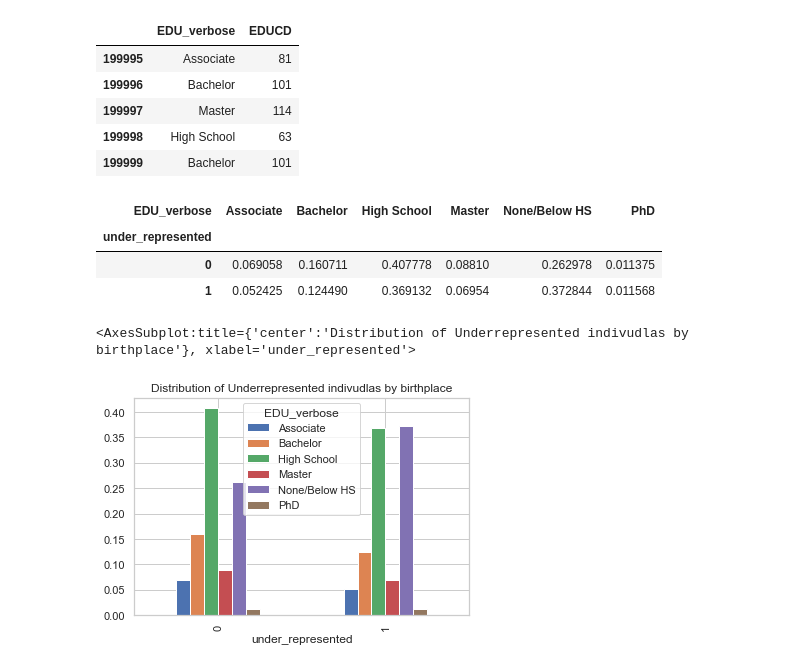
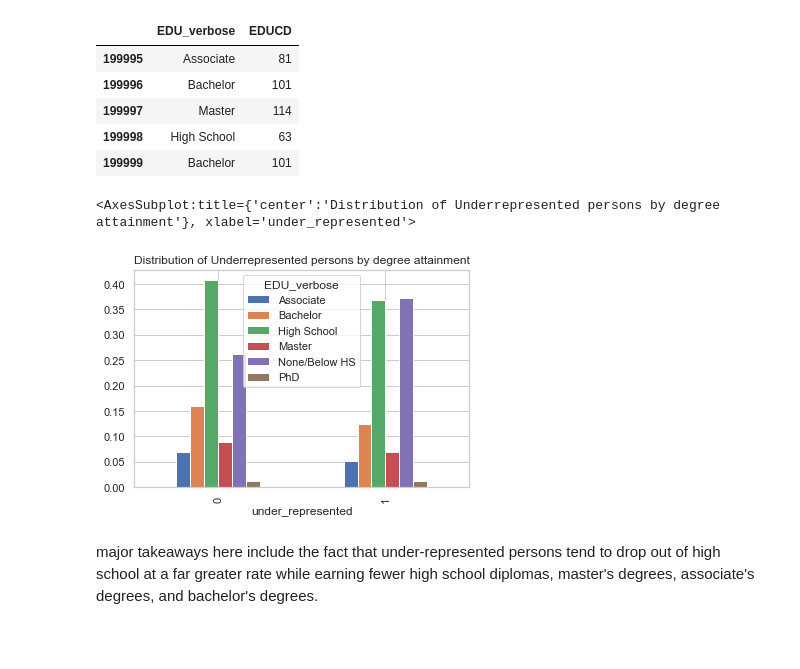
Before and after one commit to kayfilipp/HigherME, a Jupyter notebook: census_data/Untitled.ipynb, the cells around one changed output. Drawn from its saved outputs; the diff is of its cells as text; code cells hidden in the pictures; blank space fills up the shorter version.

```diff
--- a/census_data/Untitled.ipynb
+++ b/census_data/Untitled.ipynb
@@ -183,22 +189,13 @@ df[['EDU_verbose','EDUCD']].tail()
 # %%
 pd.crosstab(
     df['under_represented'],
     df['EDU_verbose'],
     normalize='index'
+).plot.bar(
+    title='Distribution of Underrepresented persons by degree attainment'
 )
 # %% [output]
-| EDU_verbose | Associate | Bachelor | High School | Master | None/Below HS | PhD |
-| under_represented |  |  |  |  |  |  |
-| 0 | 0.069058 | 0.160711 | 0.407778 | 0.08810 | 0.262978 | 0.011375 |
-| 1 | 0.052425 | 0.124490 | 0.369132 | 0.06954 | 0.372844 | 0.011568 |
+<AxesSubplot:title={'center':'Distribution of Underrepresented persons by degree attainment'}, xlabel='under_represented'>
+[figure, added]
-# %%
-pd.crosstab(
-    df['under_represented'],
-    df['EDU_verbose'],
-    normalize='index'
-).plot.bar(
-    title='Distribution of Underrepresented indivudlas by birthplace'
-)
-# %% [output]
-<AxesSubplot:title={'center':'Distribution of Underrepresented indivudlas by birthplace'}, xlabel='under_represented'>
-[figure, removed]
+# %% [markdown]
+major takeaways here include the fact that under-represented persons tend to drop out of high school at a far greater rate while earning fewer high school diplomas, master's degrees, associate's degrees, and bachelor's degrees.
```
Also changed, not shown: parts of 4 cells of this notebook, 1 other file.
